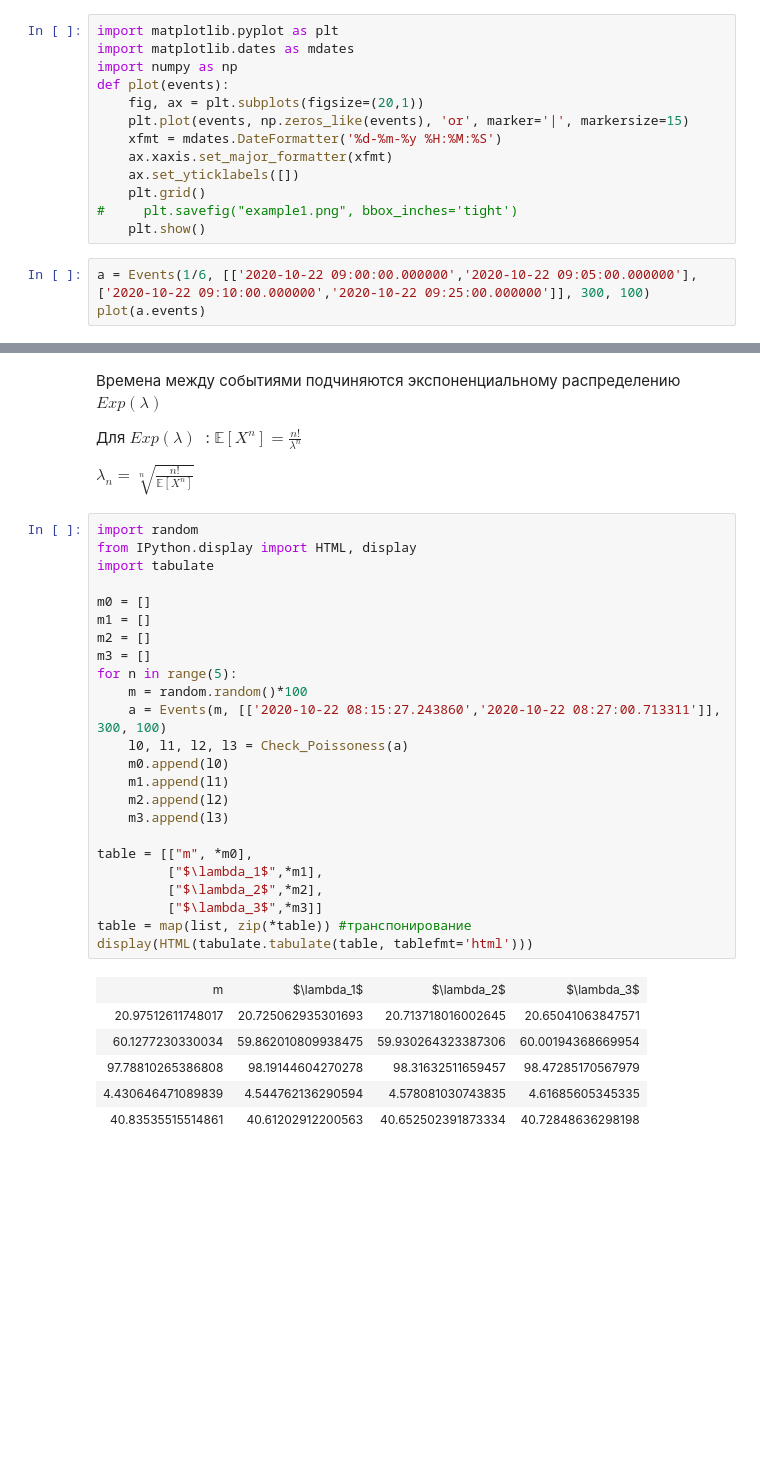
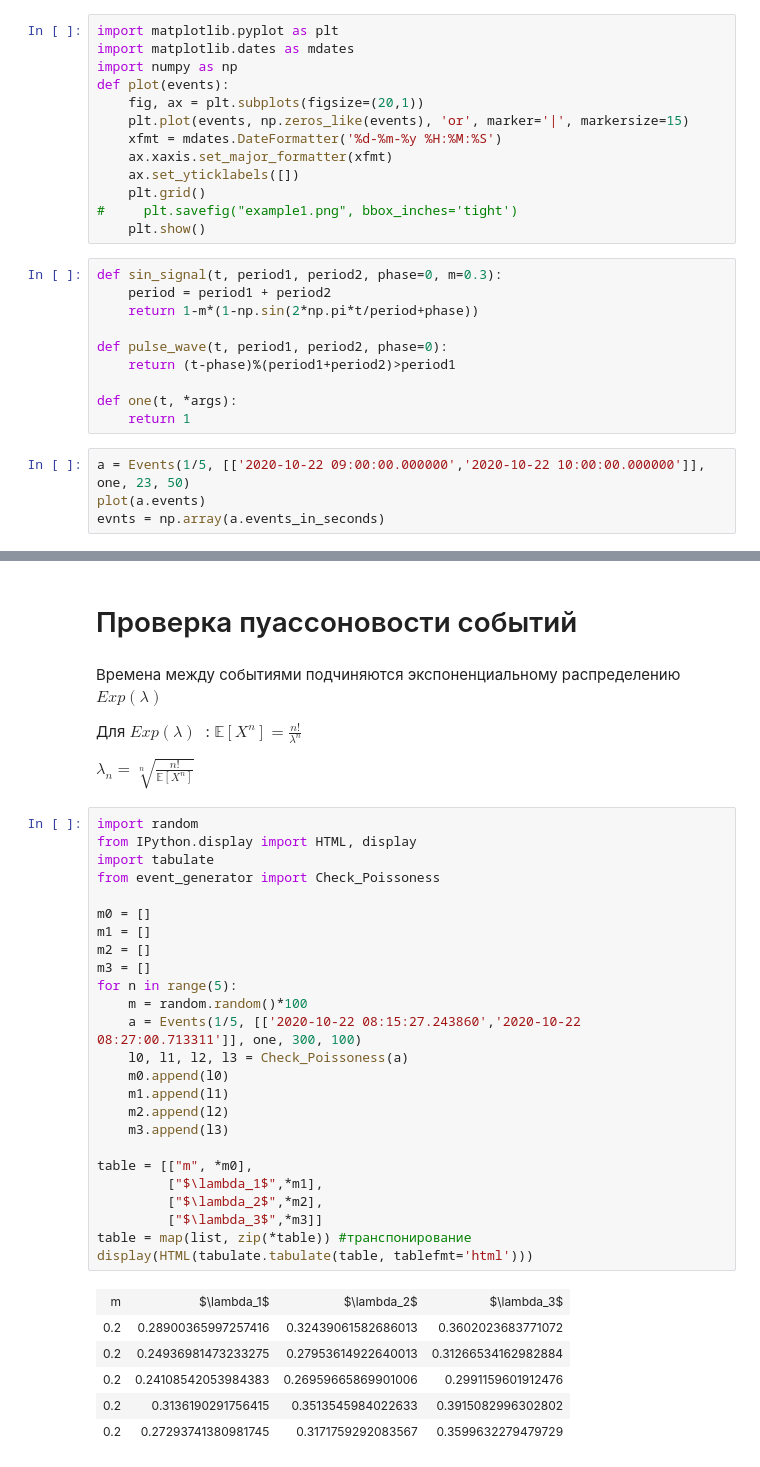
Before and after one commit to maksatsat/xraybursters, a Jupyter notebook: events.ipynb, the cells around one changed output, grey strips where cells are left out. Saved outputs shown, nothing was run; the diff lists cells and outputs as text; blank space fills up the shorter version.

```diff
--- a/events.ipynb
+++ b/events.ipynb
@@ -13,7 +13,18 @@ def plot(events):
     plt.grid()
 #     plt.savefig("example1.png", bbox_inches='tight')
     plt.show()
+# %%
+def sin_signal(t, period1, period2, phase=0, m=0.3):
+    period = period1 + period2
+    return 1-m*(1-np.sin(2*np.pi*t/period+phase))
+
+def pulse_wave(t, period1, period2, phase=0):
+    return (t-phase)%(period1+period2)>period1
+
+def one(t, *args):
+    return 1
 # %%
-a = Events(1/6, [['2020-10-22 09:00:00.000000','2020-10-22 09:05:00.000000'],['2020-10-22 09:10:00.000000','2020-10-22 09:25:00.000000']], 300, 100)
+a = Events(1/5, [['2020-10-22 09:00:00.000000','2020-10-22 10:00:00.000000']], one, 23, 50)
 plot(a.events)
+evnts = np.array(a.events_in_seconds)
 # %% [output]
@@ -21,3 +32,5 @@ plot(a.events)
+# %% [markdown]
+# Проверка пуассоновости событий
 # %% [markdown]
 Времена между событиями подчиняются экспоненциальному распределению $Exp(\lambda)$
 
@@ -27,31 +40,32 @@ $\displaystyle\lambda_n=\sqrt[n]{\frac{n!}{\mathbb{E}[X^n]}}$
 # %%
 import random
 from IPython.display import HTML, display
 import tabulate
+from event_generator import Check_Poissoness
 
 m0 = []
 m1 = []
 m2 = []
 m3 = []
 for n in range(5):
     m = random.random()*100
-    a = Events(m, [['2020-10-22 08:15:27.243860','2020-10-22 08:27:00.713311']], 300, 100)
+    a = Events(1/5, [['2020-10-22 08:15:27.243860','2020-10-22 08:27:00.713311']], one, 300, 100)
     l0, l1, l2, l3 = Check_Poissoness(a)
     m0.append(l0)
     m1.append(l1)
     m2.append(l2)
     m3.append(l3)
 
 table = [["m", *m0],
          ["$\lambda_1$",*m1],
          ["$\lambda_2$",*m2],
          ["$\lambda_3$",*m3]]
 table = map(list, zip(*table)) #транспонирование
 display(HTML(tabulate.tabulate(table, tablefmt='html')))
 # %% [output]
 | m | $\lambda_1$ | $\lambda_2$ | $\lambda_3$ |
-| 20.97512611748017 | 20.725062935301693 | 20.713718016002645 | 20.65041063847571 |
-| 60.1277230330034 | 59.862010809938475 | 59.930264323387306 | 60.00194368669954 |
-| 97.78810265386808 | 98.19144604270278 | 98.31632511659457 | 98.47285170567979 |
-| 4.430646471089839 | 4.544762136290594 | 4.578081030743835 | 4.61685605345335 |
-| 40.83535515514861 | 40.61202912200563 | 40.652502391873334 | 40.72848636298198 |
+| 0.2 | 0.28900365997257416 | 0.32439061582686013 | 0.3602023683771072 |
+| 0.2 | 0.24936981473233275 | 0.27953614922640013 | 0.31266534162982884 |
+| 0.2 | 0.24108542053984383 | 0.26959665869901006 | 0.2991159601912476 |
+| 0.2 | 0.3136190291756415 | 0.3513545984022633 | 0.3915082996302802 |
+| 0.2 | 0.27293741380981745 | 0.3171759292083567 | 0.3599632279479729 |
```
Also changed, not shown: parts of 12 cells of this notebook, 2 other files.
